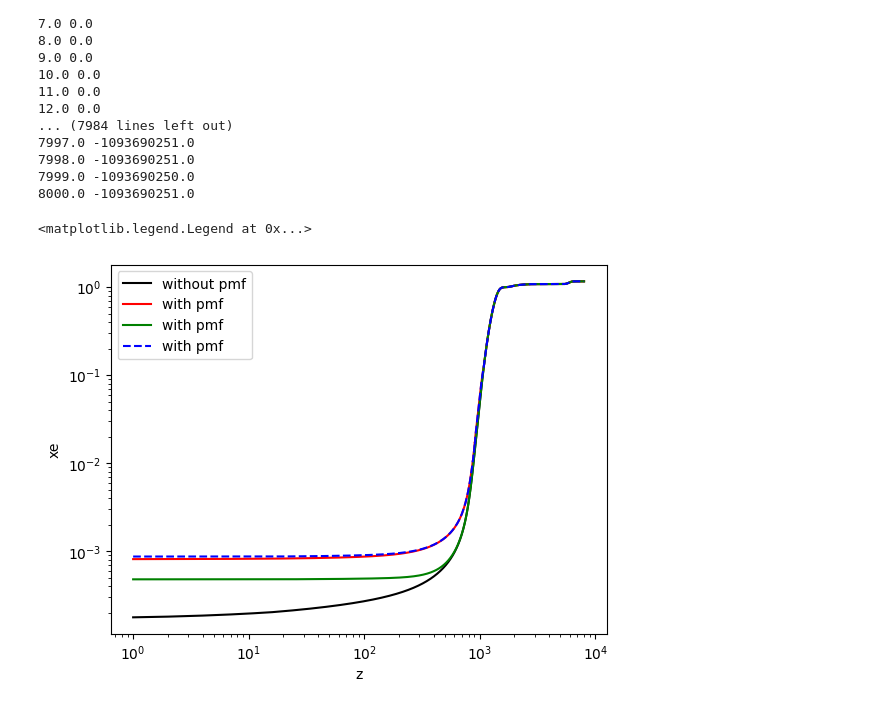
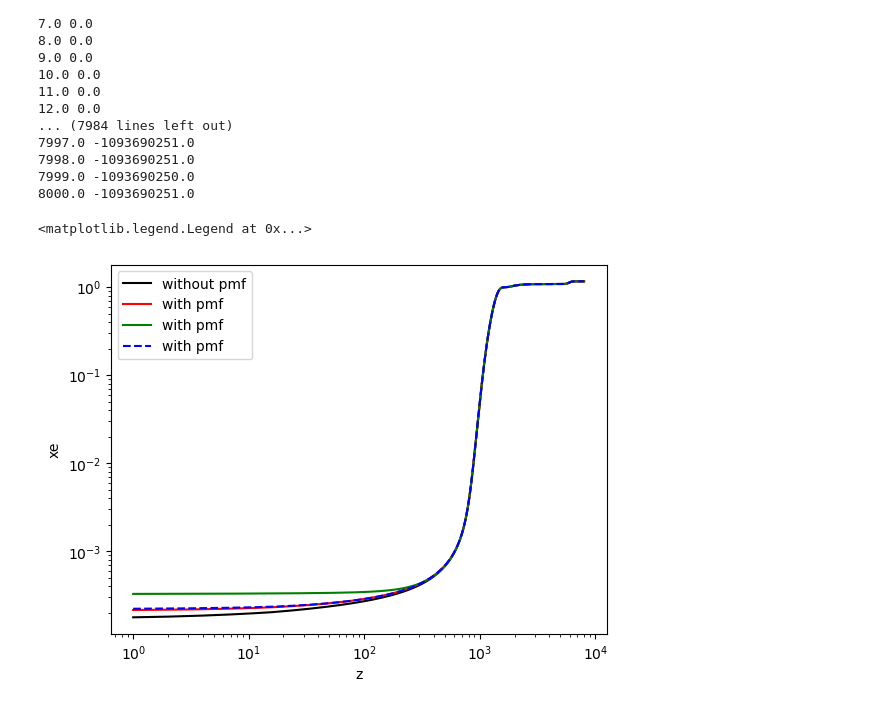
Before and after one commit to gaetanfacchinetti/HYREC-2, a Jupyter notebook: example.ipynb, the cells around one changed output. Drawn from its saved outputs; the diff is of its cells as text; code cells hidden in the pictures.

```diff
--- a/example.ipynb
+++ b/example.ipynb
@@ -156,16 +197,16 @@ for iz, z in enumerate(z_pmf_1):
 # create a cosmo params and injection params object with Primordial Magnetic Fields
 
 # turbulences
-inj_pmf_1 = pyhy.HyRecInjectionParams({'sigmaB_PMF' : 1, 'nB_PMF': -1.5, 'smooth_z_PMF' : 1000.0, 'heat_channel_PMF' : 1})
-z_pmf_1, xe_pmf_1, Tm_pmf_1, en_pmf = pyhy.call_run_hyrec(cosmo(), inj_pmf_1())
+inj_pmf_1 = pyhy.HyRecInjectionParams({'sB_PMF' : 0.01, 'nB_PMF': -1.5, 'smooth_z_PMF' : 0.0, 'heat_channel_PMF' : 1})
+res_pmf_1 = pyhy.call_run_hyrec(cosmo(), inj_pmf_1())
 
 # ambipolar diffusion
-inj_pmf_2 = pyhy.HyRecInjectionParams({'sigmaB_PMF' : 1, 'nB_PMF': -1.5, 'smooth_z_PMF' : 0.0, 'heat_channel_PMF' : 2})
-z_pmf_2, xe_pmf_2, Tm_pmf_2, en_pmf = pyhy.call_run_hyrec(cosmo(), inj_pmf_2())
+inj_pmf_2 = pyhy.HyRecInjectionParams({'sB_PMF' : 0.01, 'nB_PMF': -1.5, 'smooth_z_PMF' : 0.0, 'heat_channel_PMF' : 2})
+res_pmf_2 = pyhy.call_run_hyrec(cosmo(), inj_pmf_2())
 
 # ambipolar diffusion
-inj_pmf_3 = pyhy.HyRecInjectionParams({'sigmaB_PMF' : 1, 'nB_PMF': -1.5, 'smooth_z_PMF' : 1000.0})
-z_pmf_3, xe_pmf_3, Tm_pmf_3, en_pmf = pyhy.call_run_hyrec(cosmo(), inj_pmf_3())
+inj_pmf_3 = pyhy.HyRecInjectionParams({'sB_PMF' : 0.01, 'nB_PMF': -1.5, 'smooth_z_PMF' : 0.0})
+res_pmf_3 = pyhy.call_run_hyrec(cosmo(), inj_pmf_3())
 # %%
 # load data for comparisons to the precomputed default case
 data = np.loadtxt("./tests/output_xe.dat")
@@ -176,23 +217,23 @@ Tm_c = np.flip(data[:, 2])
 # %%
 # plotting xe
 fig = plt.figure()
 ax = fig.gca()
 
-ax.plot(z, xe, '-k', label='without pmf')
+ax.plot(z_c, xe_c, '-k', label='without pmf')
 #ax.plot(z_pbh, xe_pbh, '-r', label='with pbh')
-ax.plot(z_pmf_1, xe_pmf_1, '-r', label='with pmf')
-ax.plot(z_pmf_2, xe_pmf_2, '-g', label='with pmf')
-ax.plot(z_pmf_2, xe_pmf_3, '--b', label='with pmf')
+ax.plot(res_pmf_1['z'], res_pmf_1['xe'], '-r', label='with pmf')
+ax.plot(res_pmf_2['z'], res_pmf_2['xe'], '-g', label='with pmf')
+ax.plot(res_pmf_3['z'], res_pmf_3['xe'], '--b', label='with pmf')
 #ax.plot(z_c, xe_c, 'c-.',  label='(default)')
 
 ax.set_xscale("log")
 ax.set_yscale("log")
 ax.set_ylabel('xe')
 ax.set_xlabel('z')
 ax.legend()
 # %% [output]
 <matplotlib.legend.Legend at 0x...>
-[figure, old version]
+[figure, new version]
 # %%
 # plotting Tm
 fig = plt.figure()
```
Also changed, not shown: parts of 22 cells of this notebook, 8 other files.
